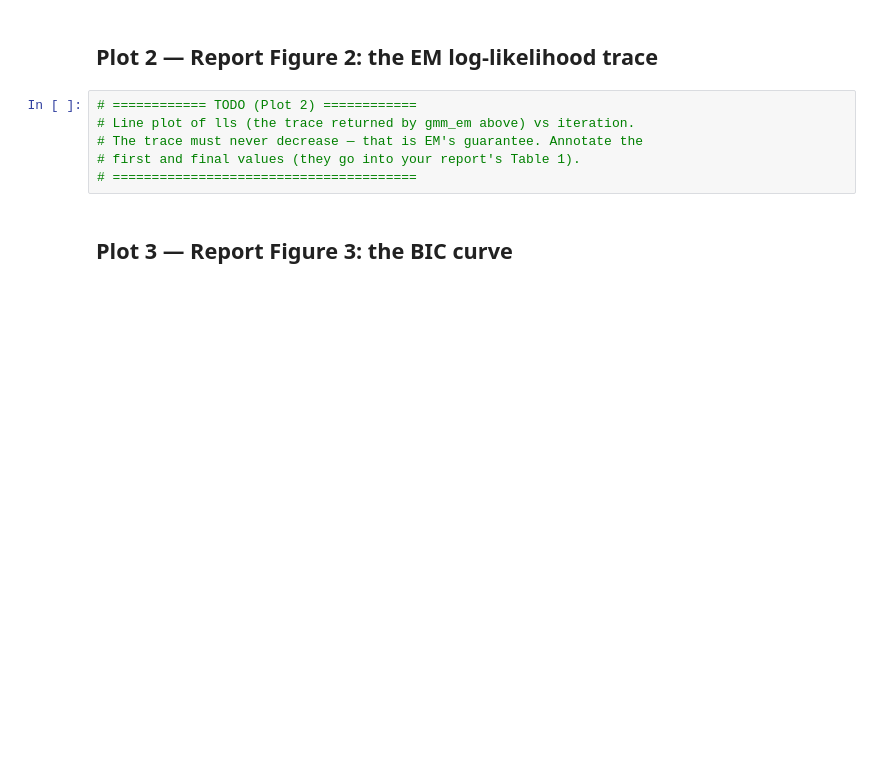
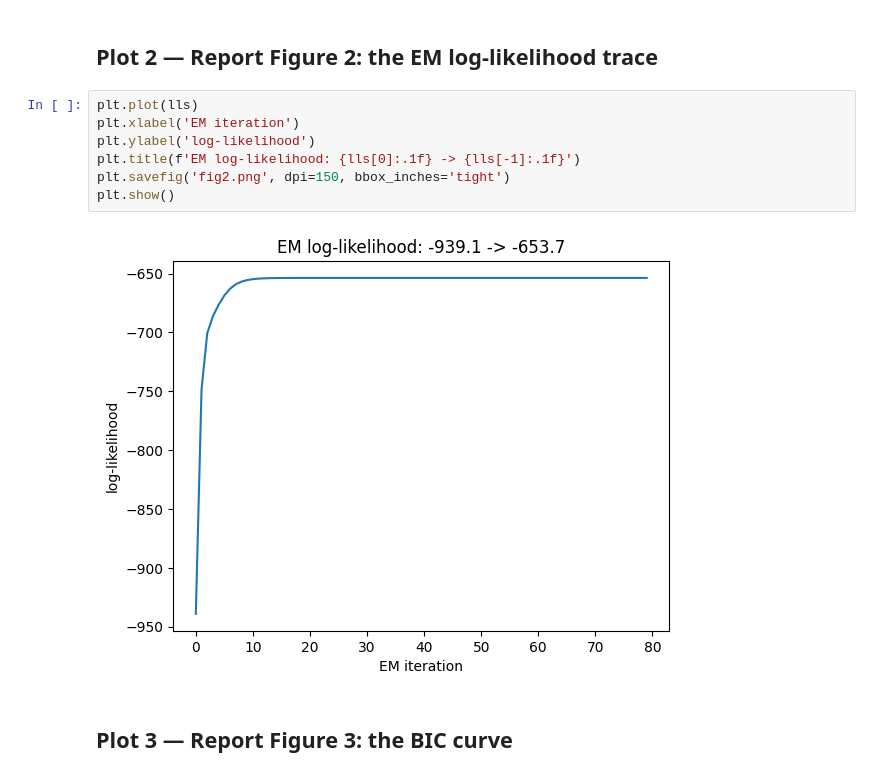
Before and after one commit to rhddnjs1974/machine-learning-project, a Jupyter notebook: lab03/notebooks/lab03_visualization.ipynb, the cells around one changed output. Drawn from its saved outputs; the diff is of its cells as text; blank space fills up the shorter version.

```diff
--- a/lab03/notebooks/lab03_visualization.ipynb
+++ b/lab03/notebooks/lab03_visualization.ipynb
@@ -39,11 +50,14 @@ print(f'{len(X)} pts, k-means inertia {inertia:.2f}, '
 # %% [markdown]
 ## Plot 2 — Report Figure 2: the EM log-likelihood trace
 # %%
-# ============ TODO (Plot 2) ============
-# Line plot of lls (the trace returned by gmm_em above) vs iteration.
-# The trace must never decrease — that is EM's guarantee. Annotate the
-# first and final values (they go into your report's Table 1).
-# =======================================
+plt.plot(lls)
+plt.xlabel('EM iteration')
+plt.ylabel('log-likelihood')
+plt.title(f'EM log-likelihood: {lls[0]:.1f} -> {lls[-1]:.1f}')
+plt.savefig('fig2.png', dpi=150, bbox_inches='tight')
+plt.show()
+# %% [output]
+[figure, added]
 # %% [markdown]
 ## Plot 3 — Report Figure 3: the BIC curve
 # %%
```
Also changed, not shown: parts of 3 cells of this notebook, 6 other files.
